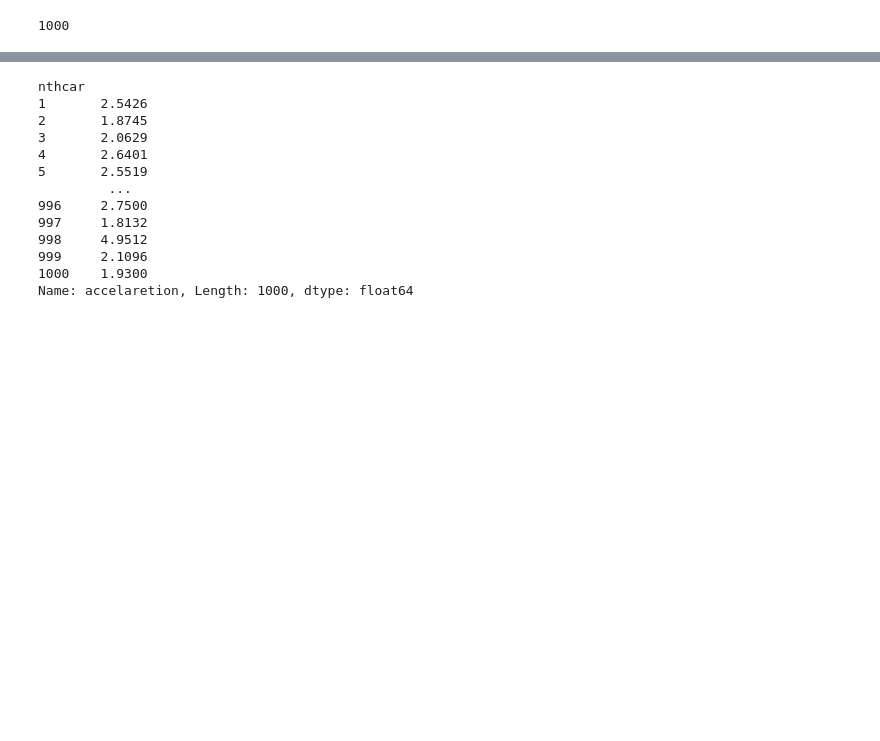
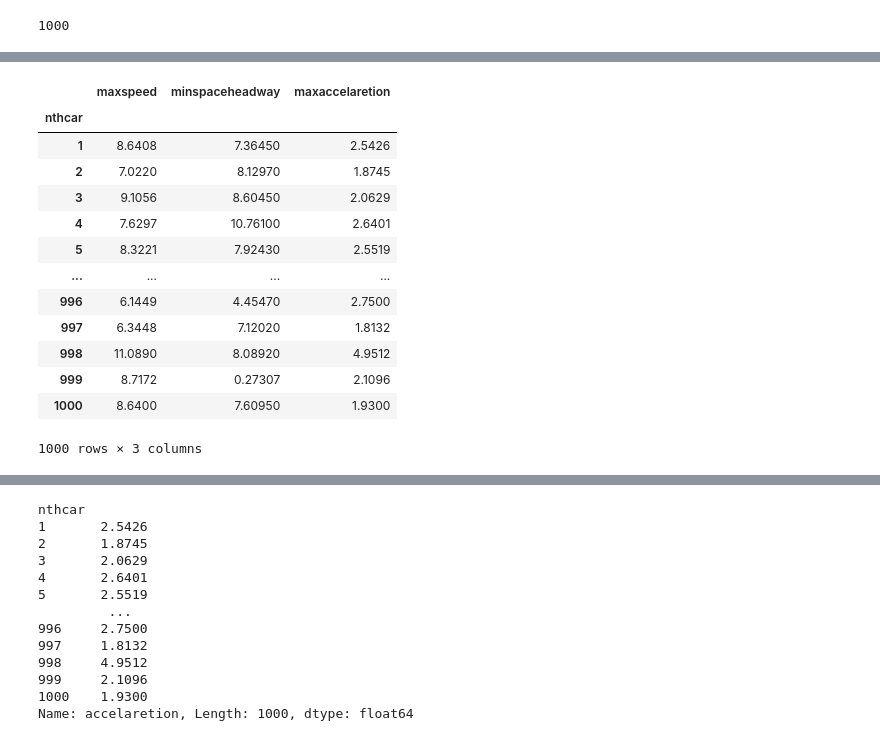
Before and after one commit to m-rafiul-islam/driver-behavior-model, a Jupyter notebook: emperical_data_viz.ipynb, the cells around one changed output, grey strips where cells are left out. Cells and saved outputs as stored; diff of their text form; code cells hidden in the pictures; blank space fills up the shorter version.

```diff
--- a/emperical_data_viz.ipynb
+++ b/emperical_data_viz.ipynb
@@ -80,0 +100,19 @@ number_of_car
+# %%
+# data_per_car = car_data.groupby(["nthcar"]).agg(['max','min','max'])
+data_per_car = car_data.groupby(["nthcar"])[['speed', 'spaceheadway', 'accelaretion']].agg(maxspeed=('speed', max), minspaceheadway=('spaceheadway', 'min'), maxaccelaretion=('accelaretion', 'max'))
+data_per_car
+# %% [output]
+|  | maxspeed | minspaceheadway | maxaccelaretion |
+| nthcar |  |  |  |
+| 1 | 8.6408 | 7.36450 | 2.5426 |
+| 2 | 7.0220 | 8.12970 | 1.8745 |
+| 3 | 9.1056 | 8.60450 | 2.0629 |
+| 4 | 7.6297 | 10.76100 | 2.6401 |
+| 5 | 8.3221 | 7.92430 | 2.5519 |
+| ... | ... | ... | ... |
+| 996 | 6.1449 | 4.45470 | 2.7500 |
+| 997 | 6.3448 | 7.12020 | 1.8132 |
+| 998 | 11.0890 | 8.08920 | 4.9512 |
+| 999 | 8.7172 | 0.27307 | 2.1096 |
+| 1000 | 8.6400 | 7.60950 | 1.9300 |
+1000 rows × 3 columns
```
Also changed, not shown: parts of 7 cells of this notebook.
